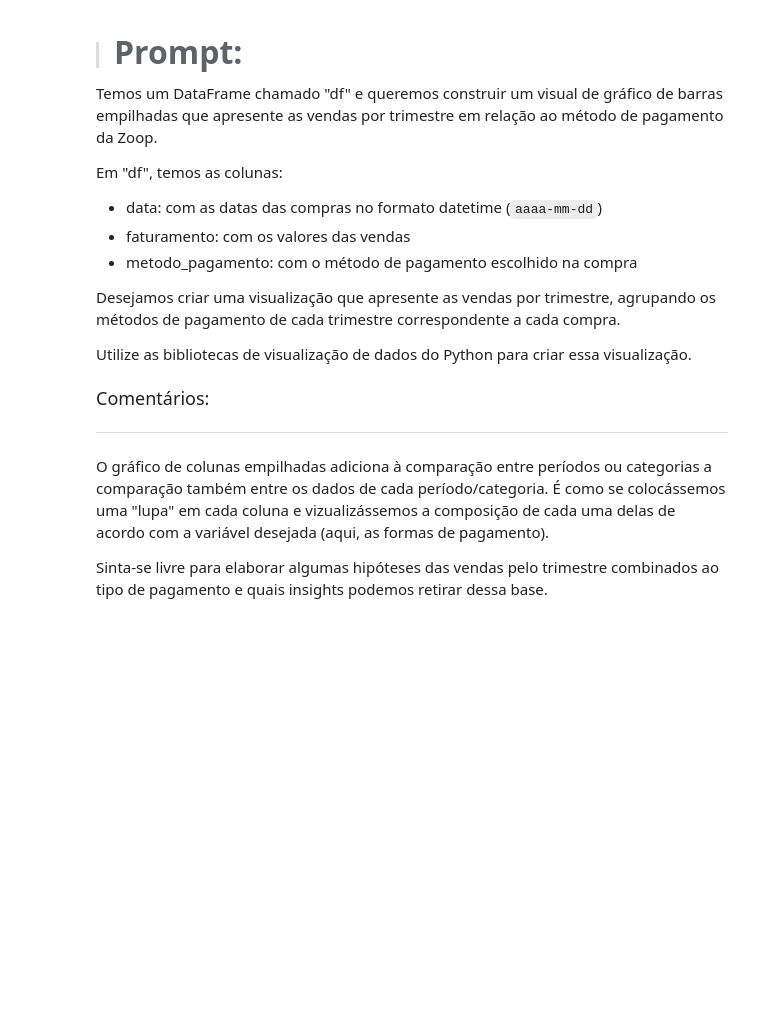
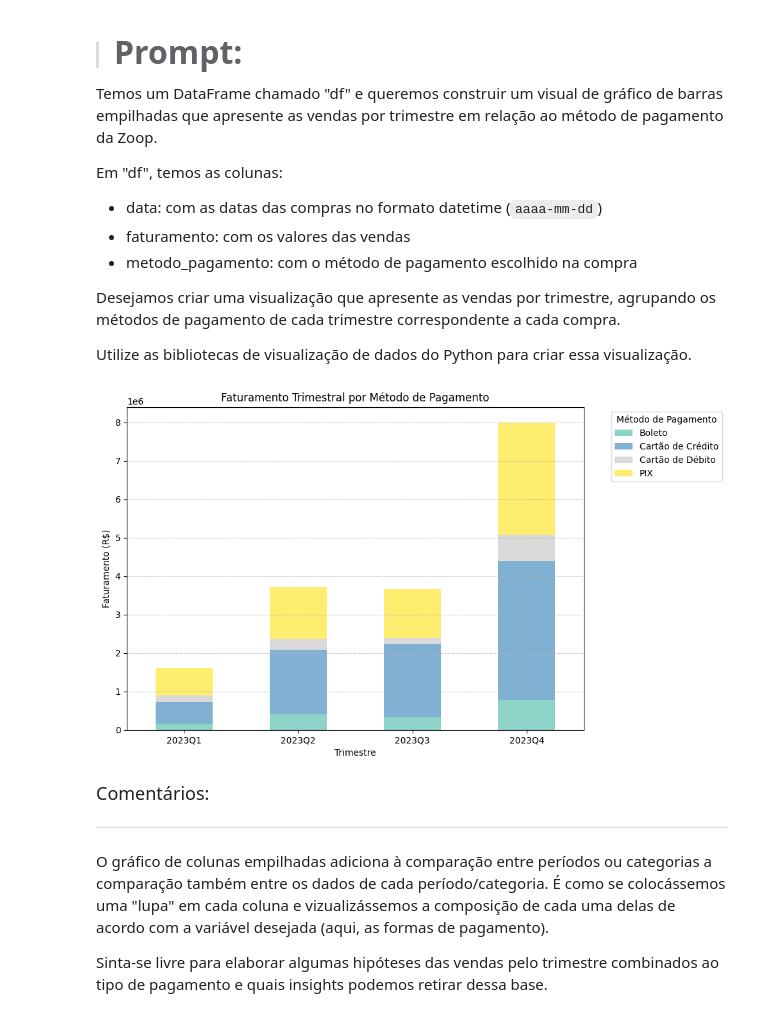
Before and after one commit to Enoque12/Projecto_Inicial_IA_Aplicada_na_Ciencia_de_Dados, a Jupyter notebook: Projeto_Inicial_IA_aplicada_a_Data_Science.ipynb, the cells around one changed output. Saved outputs shown, nothing was run; the diff lists cells and outputs as text; code cells hidden in the pictures; blank space fills up the shorter version.

```diff
--- a/Projeto_Inicial_IA_aplicada_a_Data_Science.ipynb
+++ b/Projeto_Inicial_IA_aplicada_a_Data_Science.ipynb
@@ -556,6 +640,31 @@ Em "df", temos as colunas:
 Desejamos criar uma visualização que apresente as vendas por trimestre, agrupando os métodos de pagamento de cada trimestre correspondente a cada compra.
 
 Utilize as bibliotecas de visualização de dados do Python para criar essa visualização.
+# %%
+# Criar coluna de trimestre (Q1, Q2, Q3, Q4)
+df['trimestre'] = df['data'].dt.to_period('Q').astype(str)
+# %%
+# Agrupar faturamento por trimestre e método de pagamento
+faturamento_trimestral = df.groupby(['trimestre', 'metodo_pagamento'])['faturamento'].sum().unstack().fillna(0)
+# %%
+# Criar o gráfico de barras empilhadas
+faturamento_trimestral.plot(
+    kind='bar',
+    stacked=True,
+    figsize=(10, 6),
+    colormap='Set3',
+)
+
+plt.title('Faturamento Trimestral por Método de Pagamento')
+plt.xlabel('Trimestre')
+plt.ylabel('Faturamento (R$)')
+plt.legend(title='Método de Pagamento', bbox_to_anchor=(1.05, 1), loc='upper left')
+plt.xticks(rotation=0)
+plt.grid(axis='y', linestyle='--', alpha=0.6)
+plt.tight_layout()
+plt.show()
+# %% [output]
+[figure, added]
 # %% [markdown]
 <font color="7b71ff" size=4> Comentários: </font>
 
```
Also changed, not shown: parts of 14 cells of this notebook.
